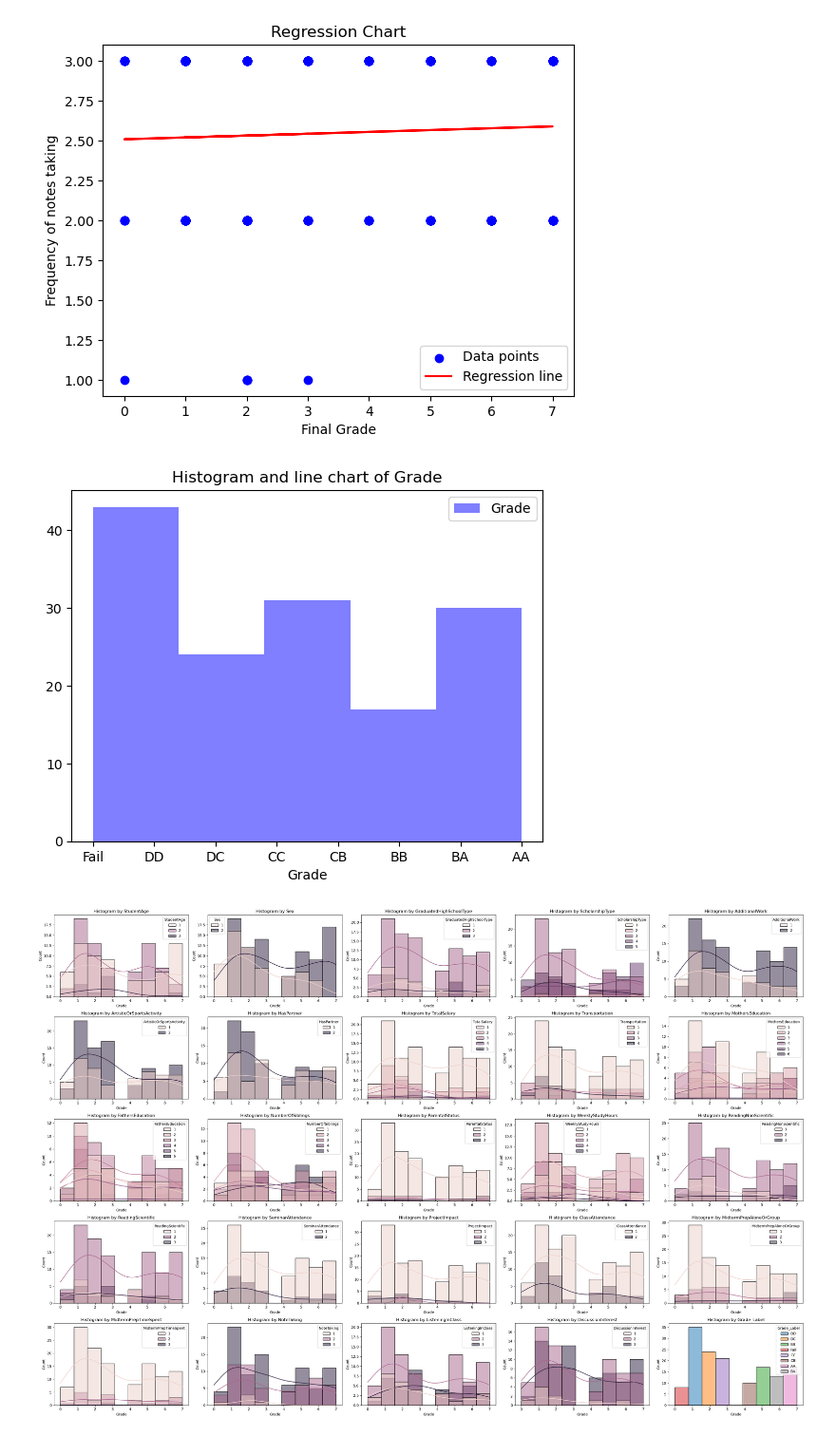
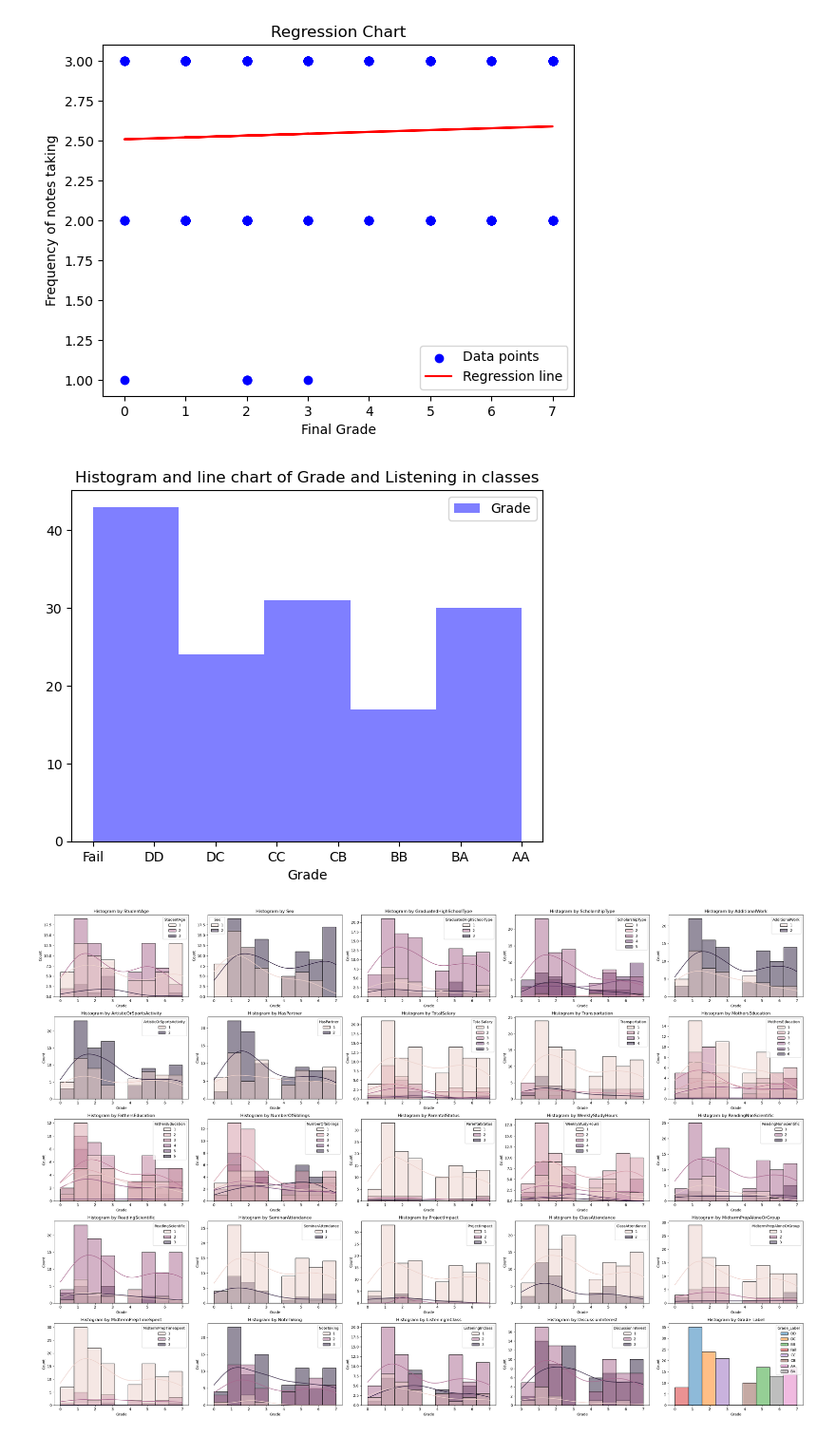
Before and after one commit to andreawcy/Project_4_Online-course-engagement-analysis, a Jupyter notebook: Students Performance Analysis - Notebook.ipynb, the cells around one changed output. Shown at 95% size. Drawn from its saved outputs; the diff is of its cells as text; code cells hidden in the pictures.

```diff
--- a/notebook_optimization_Andrea.ipynb
+++ b/Students Performance Analysis - Notebook.ipynb
@@ -238,23 +226,23 @@ plt.show()
 # %%
 # Create a histogram for both variables
 plt.hist(master_df['Grade'], bins=5, color='blue', alpha=0.5, label='Grade')
 
 
 # Add title and labels
-plt.title('Histogram and line chart of Grade')
+plt.title('Histogram and line chart of Grade and Listening in classes')
 plt.xlabel('Grade')
 
 # Update tick labels for x-axis
 grade_labels = ['Fail', 'DD', 'DC', 'CC', 'CB', 'BB', 'BA', 'AA']
 plt.xticks(ticks=range(len(grade_labels)), labels=grade_labels)
 
 # Add legend
 plt.legend()
 
 # Show the plot
 plt.show()
 # %% [output]
-[figure, old version]
+[figure, new version]
 # %%
 # Define the column to use as the x-axis value
 x_column = 'Grade'
```
Also changed, not shown: parts of 65 cells of this notebook, 5 other files.
